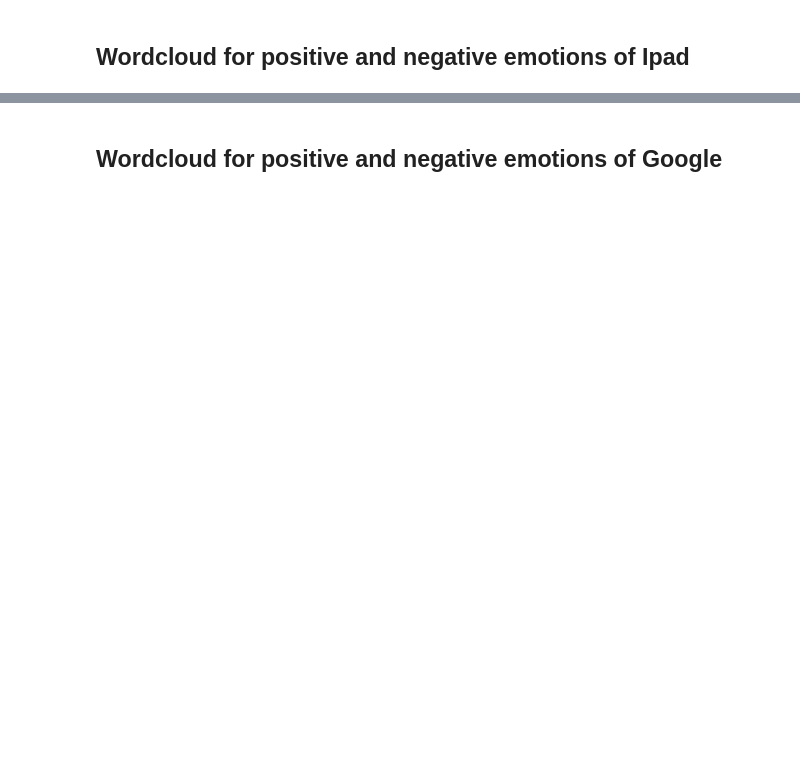
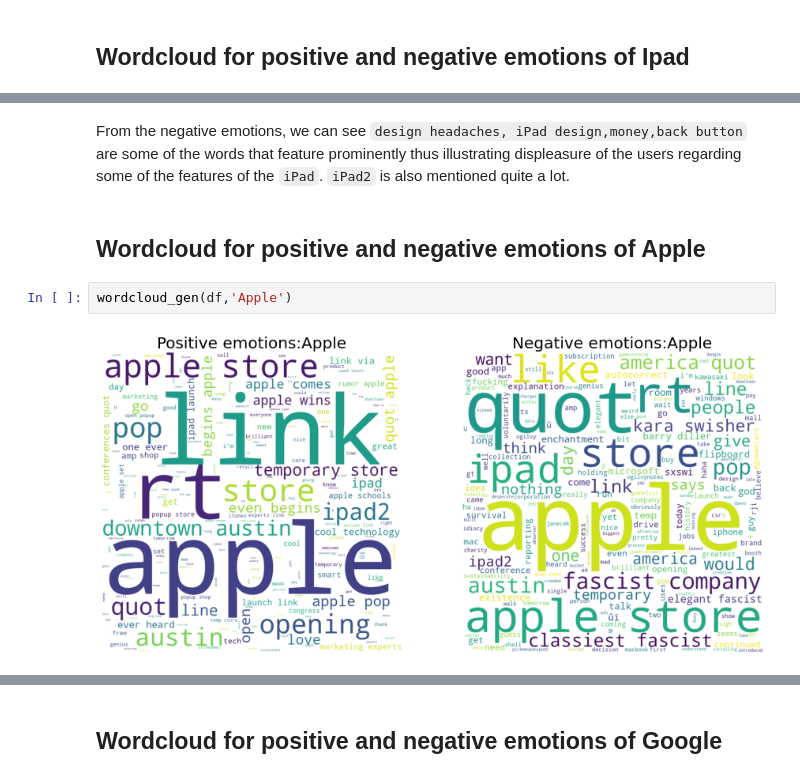
Before and after one commit to rahulakrish/customer_sentiment_analysis, a Jupyter notebook: project.ipynb, the cells around one changed output, grey strips where cells are left out. Cells and saved outputs as stored; diff of their text form; blank space fills up the shorter version.

```diff
--- a/project.ipynb
+++ b/project.ipynb
@@ -288,0 +332,8 @@ ax2.set_title(f'Negative emotions:{product}',fontdict=font);
+# %% [markdown]
+From the negative emotions, we can see `design headaches, iPad design,money,back button` are some of the words that feature prominently thus illustrating displeasure of the users regarding some of the features of the `iPad`. `iPad2` is also mentioned quite a lot.
+# %% [markdown]
+##  Wordcloud for positive and negative emotions of Apple
+# %%
+wordcloud_gen(df,'Apple')
+# %% [output]
+[figure, added]
```
Also changed, not shown: parts of 43 cells of this notebook.
